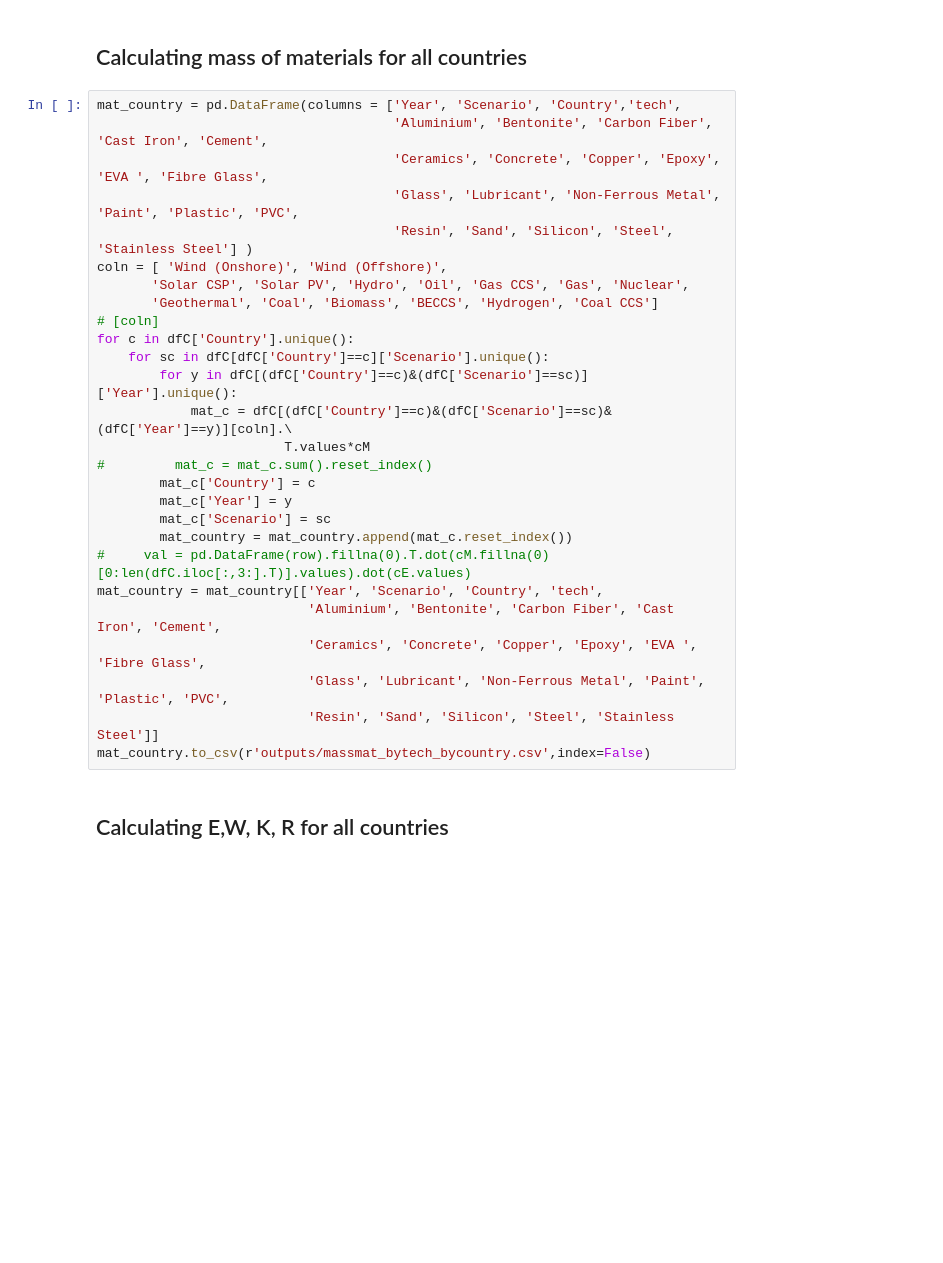
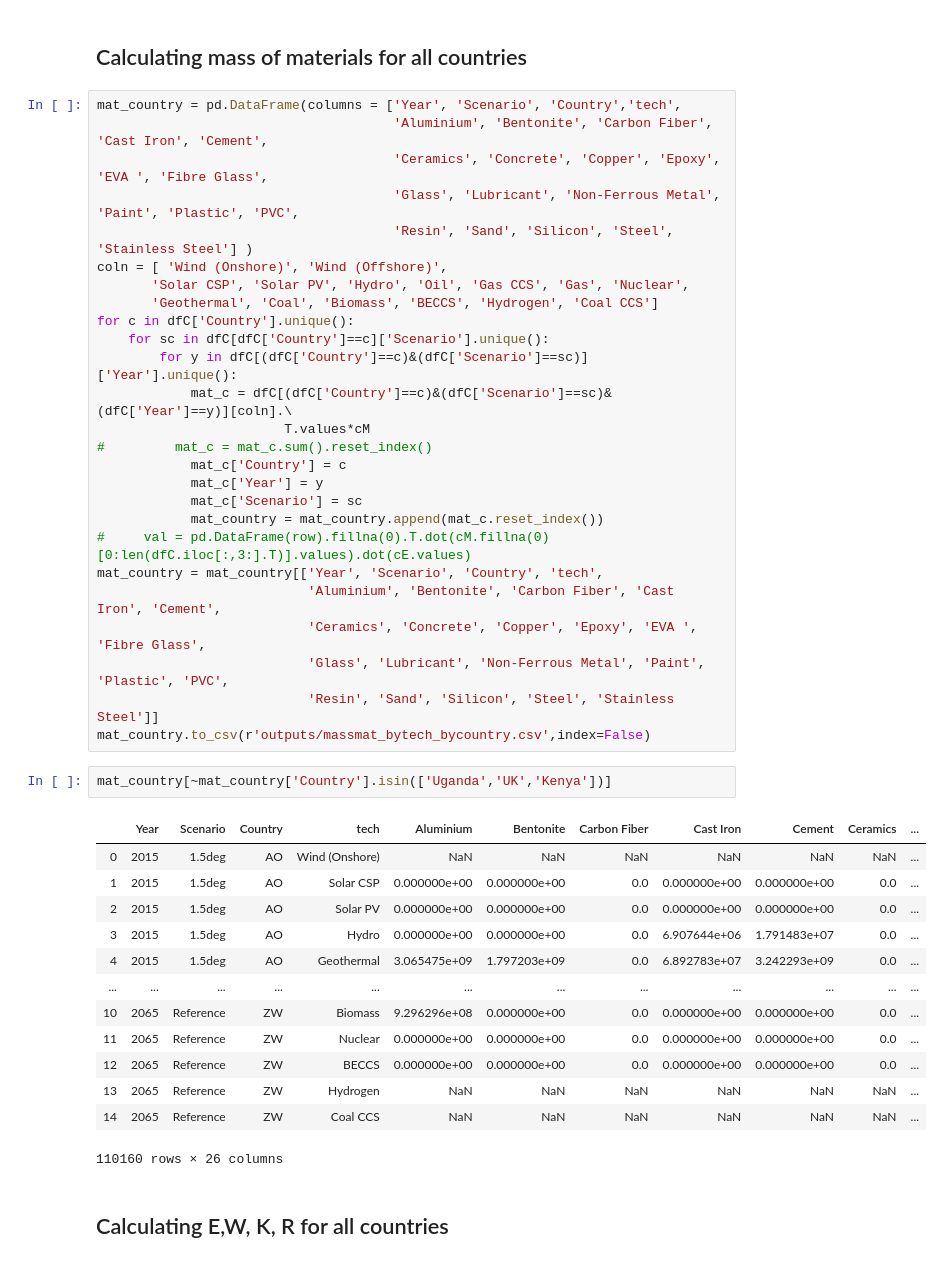
Before and after one commit to kcerva/MAT-DP, a Jupyter notebook: notebooks/MAT-DP.ipynb, the cells around one changed output. Drawn from its saved outputs; the diff is of its cells as text; blank space fills up the shorter version.

```diff
--- a/notebooks/MAT-DP.ipynb
+++ b/notebooks/MAT-DP.ipynb
@@ -199,17 +195,16 @@ mat_country = pd.DataFrame(columns = ['Year', 'Scenario', 'Country','tech',
 coln = [ 'Wind (Onshore)', 'Wind (Offshore)',
        'Solar CSP', 'Solar PV', 'Hydro', 'Oil', 'Gas CCS', 'Gas', 'Nuclear',
        'Geothermal', 'Coal', 'Biomass', 'BECCS', 'Hydrogen', 'Coal CCS']
-# [coln]
 for c in dfC['Country'].unique():
     for sc in dfC[dfC['Country']==c]['Scenario'].unique():
         for y in dfC[(dfC['Country']==c)&(dfC['Scenario']==sc)]['Year'].unique():
             mat_c = dfC[(dfC['Country']==c)&(dfC['Scenario']==sc)&(dfC['Year']==y)][coln].\
                         T.values*cM
 #         mat_c = mat_c.sum().reset_index()
-        mat_c['Country'] = c
-        mat_c['Year'] = y
-        mat_c['Scenario'] = sc
-        mat_country = mat_country.append(mat_c.reset_index())
+            mat_c['Country'] = c
+            mat_c['Year'] = y
+            mat_c['Scenario'] = sc
+            mat_country = mat_country.append(mat_c.reset_index())
 #     val = pd.DataFrame(row).fillna(0).T.dot(cM.fillna(0)[0:len(dfC.iloc[:,3:].T)].values).dot(cE.values)
 mat_country = mat_country[['Year', 'Scenario', 'Country', 'tech',
                            'Aluminium', 'Bentonite', 'Carbon Fiber', 'Cast Iron', 'Cement',
@@ -217,6 +212,22 @@ mat_country = mat_country[['Year', 'Scenario', 'Country', 'tech',
                            'Glass', 'Lubricant', 'Non-Ferrous Metal', 'Paint', 'Plastic', 'PVC',
                            'Resin', 'Sand', 'Silicon', 'Steel', 'Stainless Steel']]
 mat_country.to_csv(r'outputs/massmat_bytech_bycountry.csv',index=False)
+# %%
+mat_country[~mat_country['Country'].isin(['Uganda','UK','Kenya'])]
+# %% [output]
+|  | Year | Scenario | Country | tech | Aluminium | Bentonite | Carbon Fiber | Cast Iron | Cement | Ceramics | ... |
+| 0 | 2015 | 1.5deg | AO | Wind (Onshore) | NaN | NaN | NaN | NaN | NaN | NaN | ... |
+| 1 | 2015 | 1.5deg | AO | Solar CSP | 0.000000e+00 | 0.000000e+00 | 0.0 | 0.000000e+00 | 0.000000e+00 | 0.0 | ... |
+| 2 | 2015 | 1.5deg | AO | Solar PV | 0.000000e+00 | 0.000000e+00 | 0.0 | 0.000000e+00 | 0.000000e+00 | 0.0 | ... |
+| 3 | 2015 | 1.5deg | AO | Hydro | 0.000000e+00 | 0.000000e+00 | 0.0 | 6.907644e+06 | 1.791483e+07 | 0.0 | ... |
+| 4 | 2015 | 1.5deg | AO | Geothermal | 3.065475e+09 | 1.797203e+09 | 0.0 | 6.892783e+07 | 3.242293e+09 | 0.0 | ... |
+| ... | ... | ... | ... | ... | ... | ... | ... | ... | ... | ... | ... |
+| 10 | 2065 | Reference | ZW | Biomass | 9.296296e+08 | 0.000000e+00 | 0.0 | 0.000000e+00 | 0.000000e+00 | 0.0 | ... |
+| 11 | 2065 | Reference | ZW | Nuclear | 0.000000e+00 | 0.000000e+00 | 0.0 | 0.000000e+00 | 0.000000e+00 | 0.0 | ... |
+| 12 | 2065 | Reference | ZW | BECCS | 0.000000e+00 | 0.000000e+00 | 0.0 | 0.000000e+00 | 0.000000e+00 | 0.0 | ... |
+| 13 | 2065 | Reference | ZW | Hydrogen | NaN | NaN | NaN | NaN | NaN | NaN | ... |
+| 14 | 2065 | Reference | ZW | Coal CCS | NaN | NaN | NaN | NaN | NaN | NaN | ... |
+110160 rows × 26 columns
 # %% [markdown]
 ## Calculating E,W, K, R for all countries
 # %%
```
Also changed, not shown: parts of 20 cells of this notebook, 2 other files.
